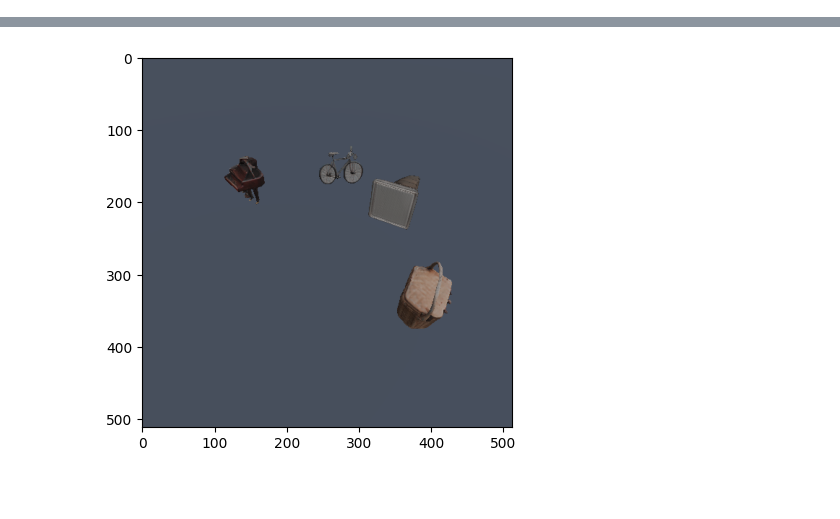
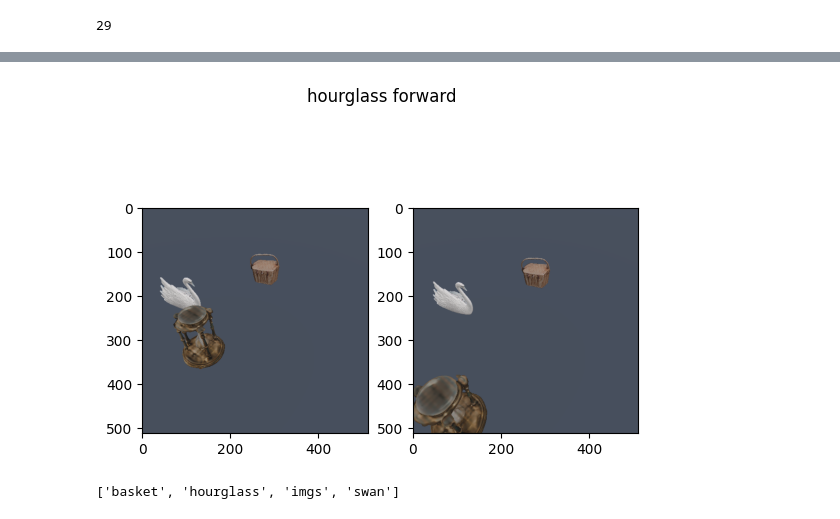
Before and after one commit to KaiMJ/Benchmark_Maniskill2, a Jupyter notebook: creation/main.ipynb, the cells around one changed output, grey strips where cells are left out. Saved outputs shown, nothing was run; the diff lists cells and outputs as text; code cells hidden in the pictures; blank space fills up the shorter version.

Commit message:
adding objects

```diff
--- a/creation/main.ipynb
+++ b/creation/main.ipynb
@@ -58,0 +71,5 @@ gen = GenerationClass(model_paths)
+# %%
+idx += 1
+# %%
+name = names[idx]
+name
@@ -69,2 +99,0 @@ gen = GenerationClass(model_paths)
-# %%
-models = sorted(os.listdir("../models"))
@@ -151,0 +100,12 @@ KeyboardInterrupt:
+# %%
+obj_cfgs, camera_cfgs = gen.model_configs(1, [name])
+env = gen.get_env(obj_cfgs, camera_cfgs)
+gen.initialize_positions(1, obj_cfgs)
+gen.brightness = 40
+
+for i in range(1):
+    env.obj.set_pose(Pose([0, 0, 0.5], env.obj.get_pose().q))
+    obs, _, _, _, _ = env.step(env.action_space.sample())
+    clear_output(wait=True)
+    plt.imshow(gen.get_image(obs, "object"))
+    plt.show()
@@ -152,5 +114,10 @@ KeyboardInterrupt:
+# %%
+len(models)
+# %% [output]
+29
 # %%
 n = 4
+fig, axs = plt.subplots(1, 2)
 for model in models:
     # chosing models
     other_models = [m for m in models if m != model]
@@ -160,10 +127,21 @@ for model in models:
     env = gen.get_env(obj_cfgs, camera_cfgs)
 
     gen.initialize_positions(n, obj_cfgs)
+
     obs, _, _, _, _ = env.step(np.zeros(len(env.action_space.sample())))
+    img = obs['image']["base_camera"]["rgb"]
+    img = gen.get_image(obs, "object")
 
-    img = obs['image']["base_camera"]["rgb"]
-    plt.imshow(img)
+    axs[0].imshow(img)
+
+    direction = "forward"
+    rand_obj = np.random.choice(gen.env.objs)
+    gen.place_object_in_direction(rand_obj, direction)
+
+    obs, _, _, _, _ = env.step(np.zeros(len(env.action_space.sample())))
+    img = gen.get_image(obs, "object")
+    axs[1].imshow(img)
+    plt.suptitle(f"{rand_obj.name} {direction}")
     plt.show()
     break
 # %% [output]
@@ -172 +152,5 @@ for model in models:
-[figure, old version]
+[figure, new version]
+# %%
+other_model
+# %% [output]
+['basket', 'hourglass', 'imgs', 'swan']
```
Also changed, not shown: parts of 12 cells of this notebook, 1 other file.
